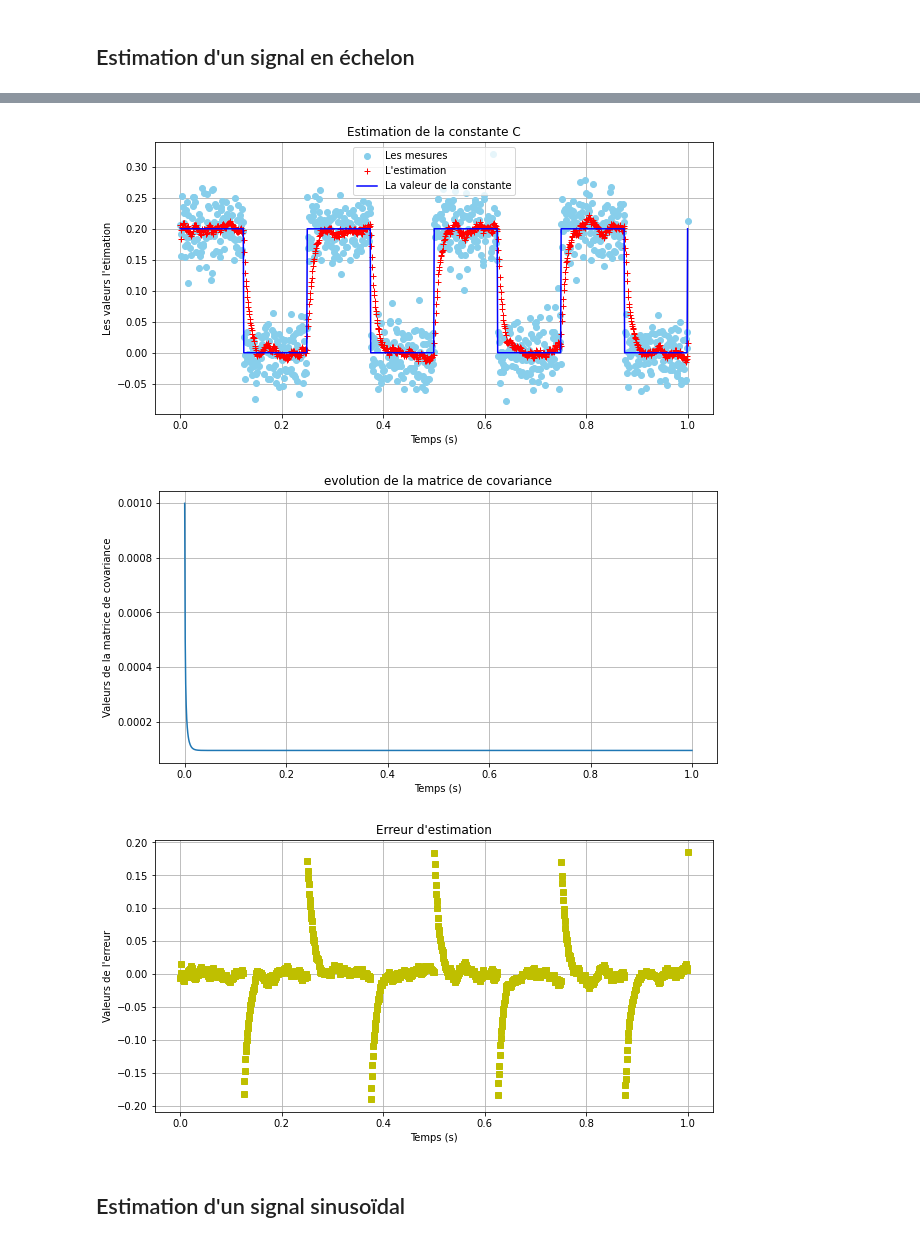
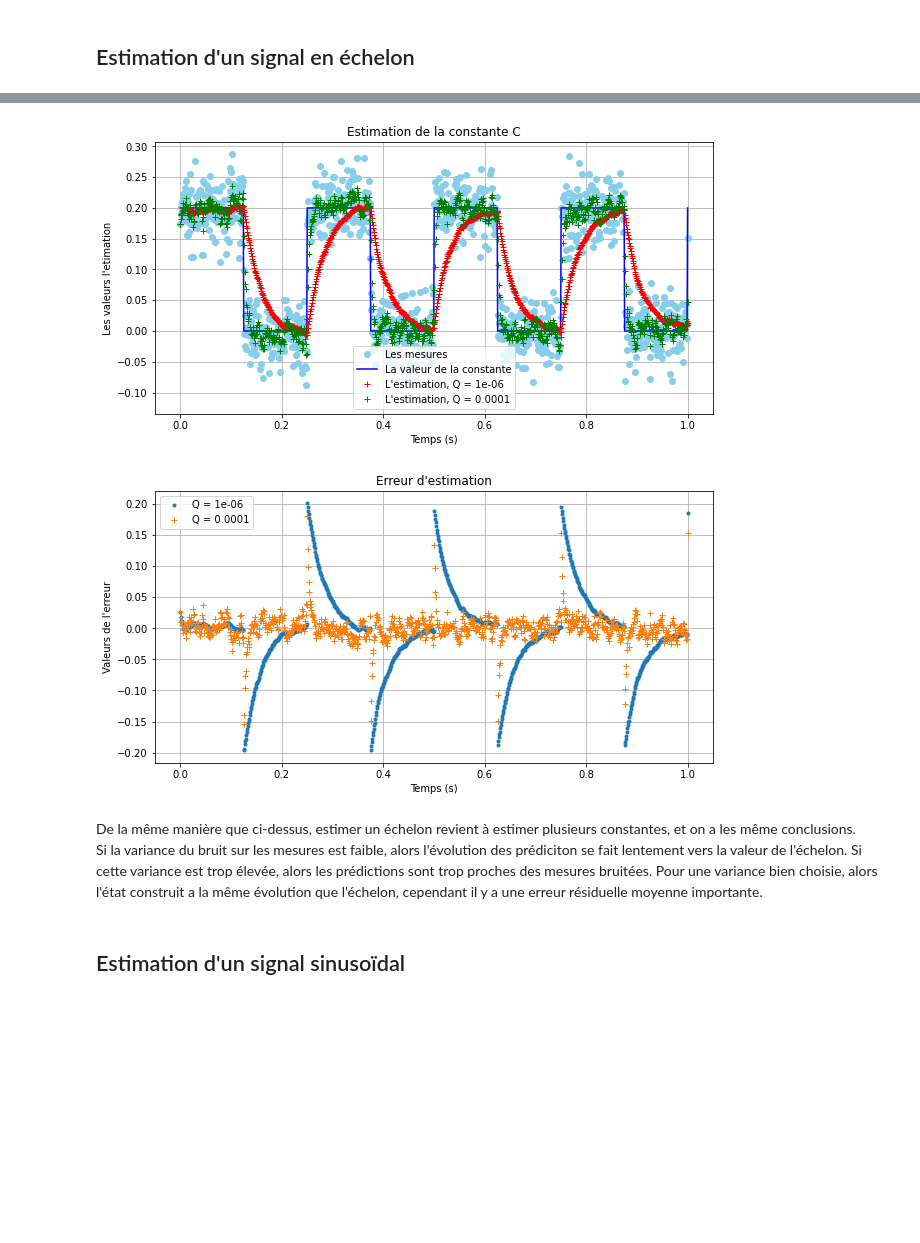
Before and after one commit to LoanSarazin/sdia-estimation, a Jupyter notebook: TP2/TP2_SARAZIN.ipynb, the cells around one changed output, grey strips where cells are left out. Drawn from its saved outputs; the diff is of its cells as text; code cells hidden in the pictures; blank space fills up the shorter version.

Commit message:
Adding TP3 with random variables sampling. Adding comments and updating figures in TP2

```diff
--- a/TP2/TP2_SARAZIN.ipynb
+++ b/TP2/TP2_SARAZIN.ipynb
@@ -9,5 +20,5 @@ import time
 # %%
-def Kalman_filter(Q, R, z, x0_est, v0_est) :
+def Kalman_filter(Q, R, z, x0) :
     """Apply the Kalman filter to the measures z to estimate a constant
 
     Args:
@@ -23,7 +34,6 @@ def Kalman_filter(Q, R, z, x0_est, v0_est) :
 
     # initialisation
     xh = np.zeros(shape = len(z))
-    x0 = norm.rvs(loc = x0_est, scale = np.sqrt(v0_est), size = 1)
     P = np.zeros(shape = len(z))
     P0 = 1
     xh[0] = x0
@@ -167,39 +257,39 @@ plt.show()
 # %%
-Q = 1e-5
+Q1, Q2 = 1e-6, 1e-4
 x0_est, v0_est = 0.2, 5
+x0 = norm.rvs(loc = x0_est, scale = np.sqrt(v0_est))
 
-xh, P = Kalman_filter(Q, R, zNoise, x0_est, v0_est)
+xh1, P = Kalman_filter(Q1, R, zNoise, x0)
+xh2, P = Kalman_filter(Q2, R, zNoise, x0)
 
 plt.figure(figsize=(10, 5))
 plt.plot(t, zNoise, 'o', color='skyblue', linestyle='', label = 'Les mesures')
-plt.plot(t, xh, 'r+', label = 'L\'estimation')
 plt.plot(t, z, 'b', label = 'La valeur de la constante')
+plt.plot(t, xh1, 'r+', label = f'L\'estimation, Q = {Q1}')
+plt.plot(t, xh2, 'g+', label = f'L\'estimation, Q = {Q2}')
 plt.title('Estimation de la constante C')
 plt.xlabel('Temps (s)')
 plt.ylabel('Les valeurs l\'etimation')
 plt.legend()
 plt.grid()
 plt.show()
 
 plt.figure(figsize=(10, 5))
-plt.plot(t, P)
-plt.title('evolution de la matrice de covariance')
-plt.xlabel('Temps (s)')
-plt.ylabel('Valeurs de la matrice de covariance')
-plt.grid()
-plt.show()
-
-plt.figure(figsize=(10, 5))
-plt.plot(t, z - xh, 'ys')
+plt.plot(t, z - xh1, '.', label = f'Q = {Q1}')
+plt.plot(t, z - xh2, '+', label = f'Q = {Q2}')
 plt.title('Erreur d\'estimation')
 plt.xlabel('Temps (s)')
 plt.ylabel('Valeurs de l\'erreur')
+plt.legend()
 plt.grid()
 plt.show()
 # %% [output]
-[figure, old version]
+[figure, new version]
-[figure, old version]
+[figure, new version]
-[figure, removed]
+# %% [markdown]
+De la même manière que ci-dessus, estimer un échelon revient à estimer plusieurs constantes, et on a les même conclusions.
+Si la variance du bruit sur les mesures est faible, alors l'évolution des prédiciton se fait lentement vers la valeur de l'échelon. Si cette variance est trop élevée, alors les prédictions sont trop proches des mesures bruitées.
+Pour une variance bien choisie, alors l'état construit a la même évolution que l'échelon, cependant il y a une erreur résiduelle moyenne importante.
 # %% [markdown]
 ## Estimation d'un signal sinusoïdal
 # %%
```
Also changed, not shown: parts of 28 cells of this notebook, 1 other file.
